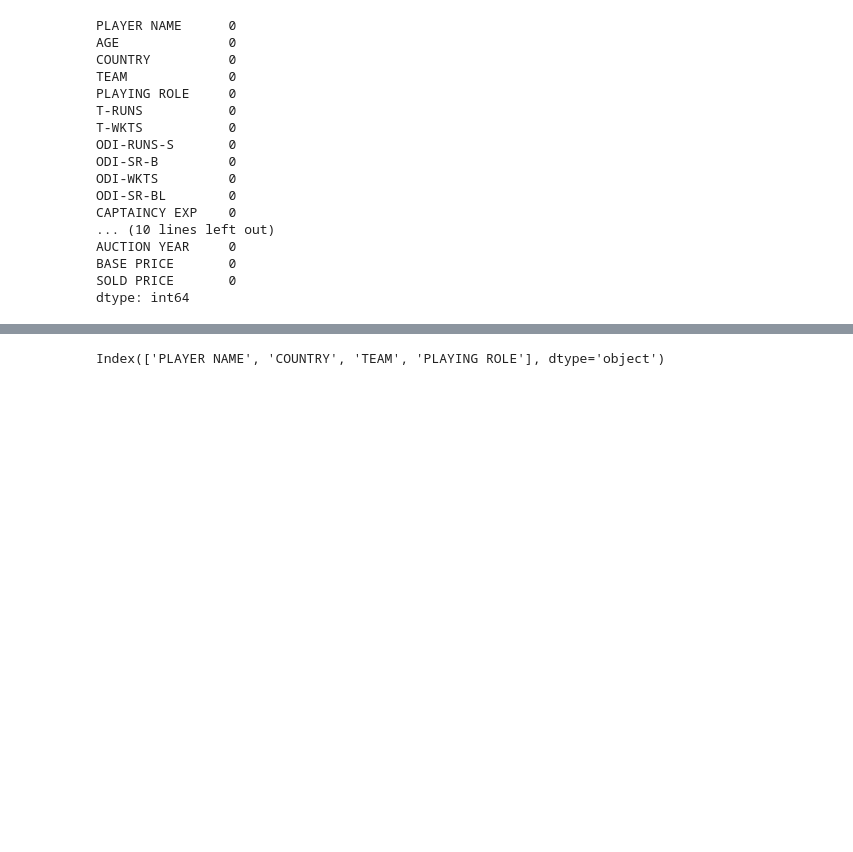
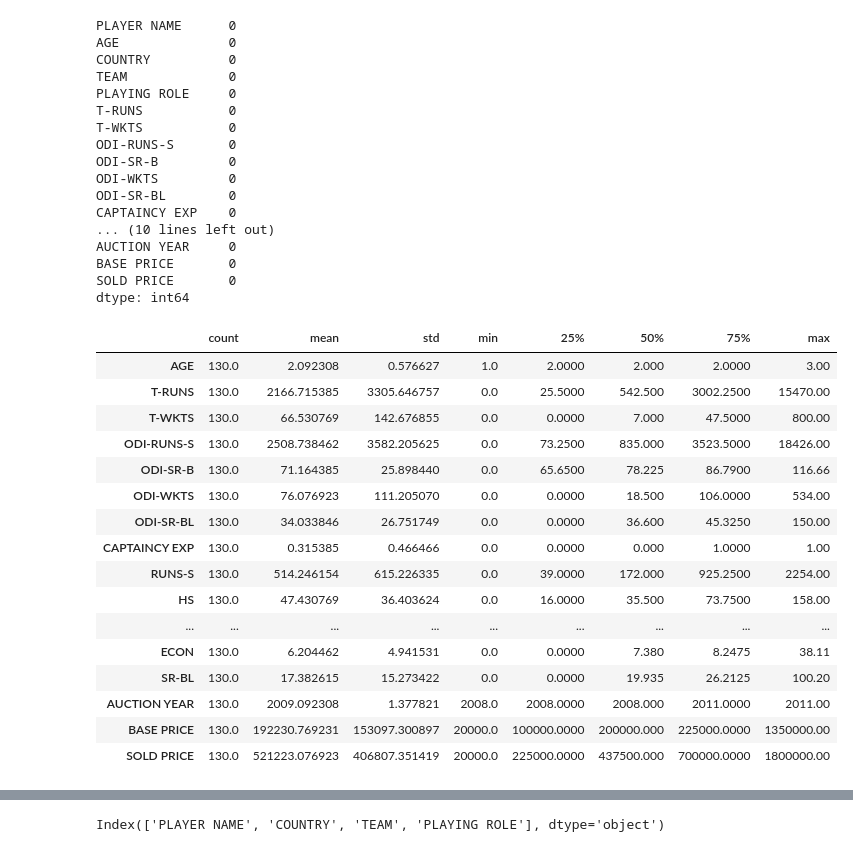
Before and after one commit to saptarshipal1/ipl_dataset2013, a Jupyter notebook: data/ipl_2013 copy_1.0.ipynb, the cells around one changed output, grey strips where cells are left out. Saved outputs shown, nothing was run; the diff lists cells and outputs as text; code cells hidden in the pictures; blank space fills up the shorter version.

```diff
--- a/data/ipl_2013 copy_1.0.ipynb
+++ b/data/ipl_2013 copy_1.0.ipynb
@@ -129,3 +125,23 @@ AUCTION YEAR     0
 BASE PRICE       0
 SOLD PRICE       0
 dtype: int64
+# %%
+df2.describe().transpose()
+# %% [output]
+|  | count | mean | std | min | 25% | 50% | 75% | max |
+| AGE | 130.0 | 2.092308 | 0.576627 | 1.0 | 2.0000 | 2.000 | 2.0000 | 3.00 |
+| T-RUNS | 130.0 | 2166.715385 | 3305.646757 | 0.0 | 25.5000 | 542.500 | 3002.2500 | 15470.00 |
+| T-WKTS | 130.0 | 66.530769 | 142.676855 | 0.0 | 0.0000 | 7.000 | 47.5000 | 800.00 |
+| ODI-RUNS-S | 130.0 | 2508.738462 | 3582.205625 | 0.0 | 73.2500 | 835.000 | 3523.5000 | 18426.00 |
+| ODI-SR-B | 130.0 | 71.164385 | 25.898440 | 0.0 | 65.6500 | 78.225 | 86.7900 | 116.66 |
+| ODI-WKTS | 130.0 | 76.076923 | 111.205070 | 0.0 | 0.0000 | 18.500 | 106.0000 | 534.00 |
+| ODI-SR-BL | 130.0 | 34.033846 | 26.751749 | 0.0 | 0.0000 | 36.600 | 45.3250 | 150.00 |
+| CAPTAINCY EXP | 130.0 | 0.315385 | 0.466466 | 0.0 | 0.0000 | 0.000 | 1.0000 | 1.00 |
+| RUNS-S | 130.0 | 514.246154 | 615.226335 | 0.0 | 39.0000 | 172.000 | 925.2500 | 2254.00 |
+| HS | 130.0 | 47.430769 | 36.403624 | 0.0 | 16.0000 | 35.500 | 73.7500 | 158.00 |
+| ... | ... | ... | ... | ... | ... | ... | ... | ... |
+| ECON | 130.0 | 6.204462 | 4.941531 | 0.0 | 0.0000 | 7.380 | 8.2475 | 38.11 |
+| SR-BL | 130.0 | 17.382615 | 15.273422 | 0.0 | 0.0000 | 19.935 | 26.2125 | 100.20 |
+| AUCTION YEAR | 130.0 | 2009.092308 | 1.377821 | 2008.0 | 2008.0000 | 2008.000 | 2011.0000 | 2011.00 |
+| BASE PRICE | 130.0 | 192230.769231 | 153097.300897 | 20000.0 | 100000.0000 | 200000.000 | 225000.0000 | 1350000.00 |
+| SOLD PRICE | 130.0 | 521223.076923 | 406807.351419 | 20000.0 | 225000.0000 | 437500.000 | 700000.0000 | 1800000.00 |
```
Also changed, not shown: parts of 19 cells of this notebook.
